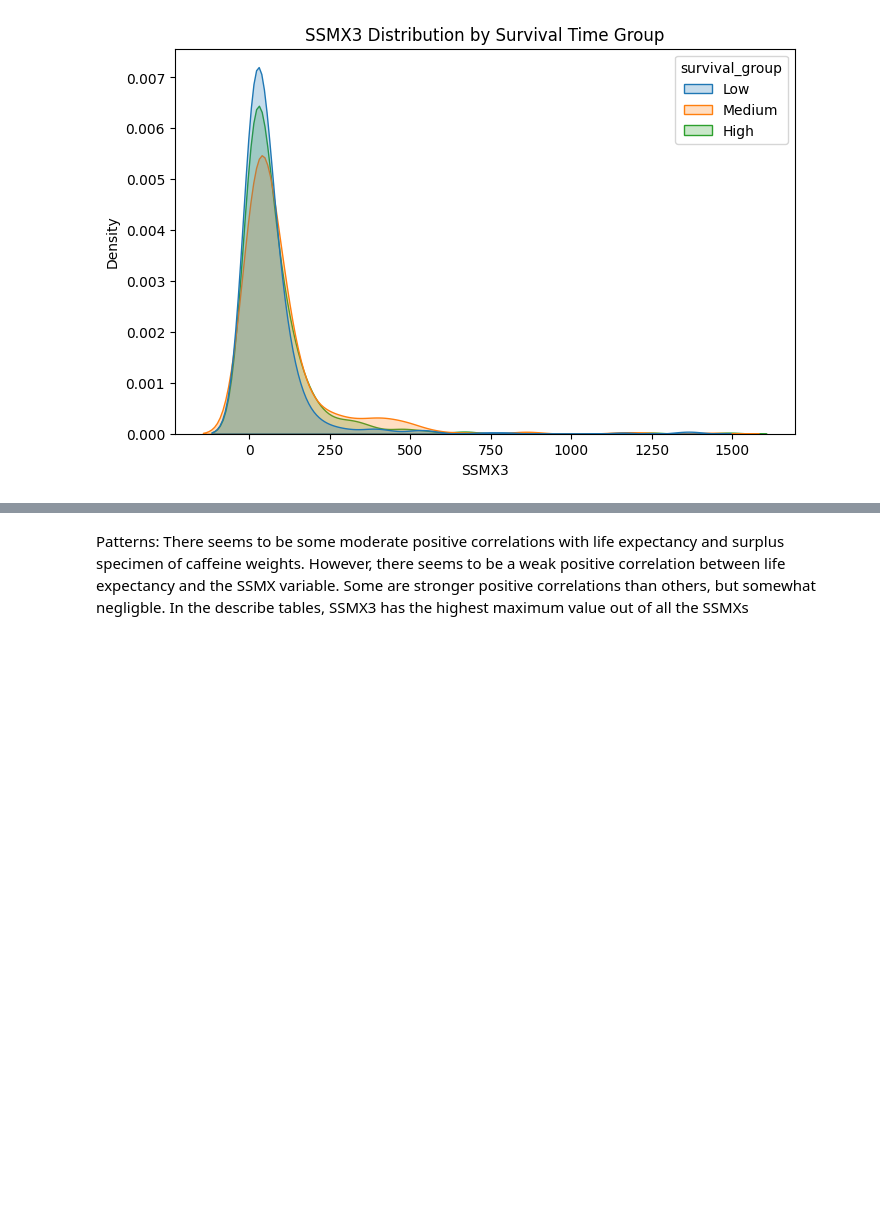
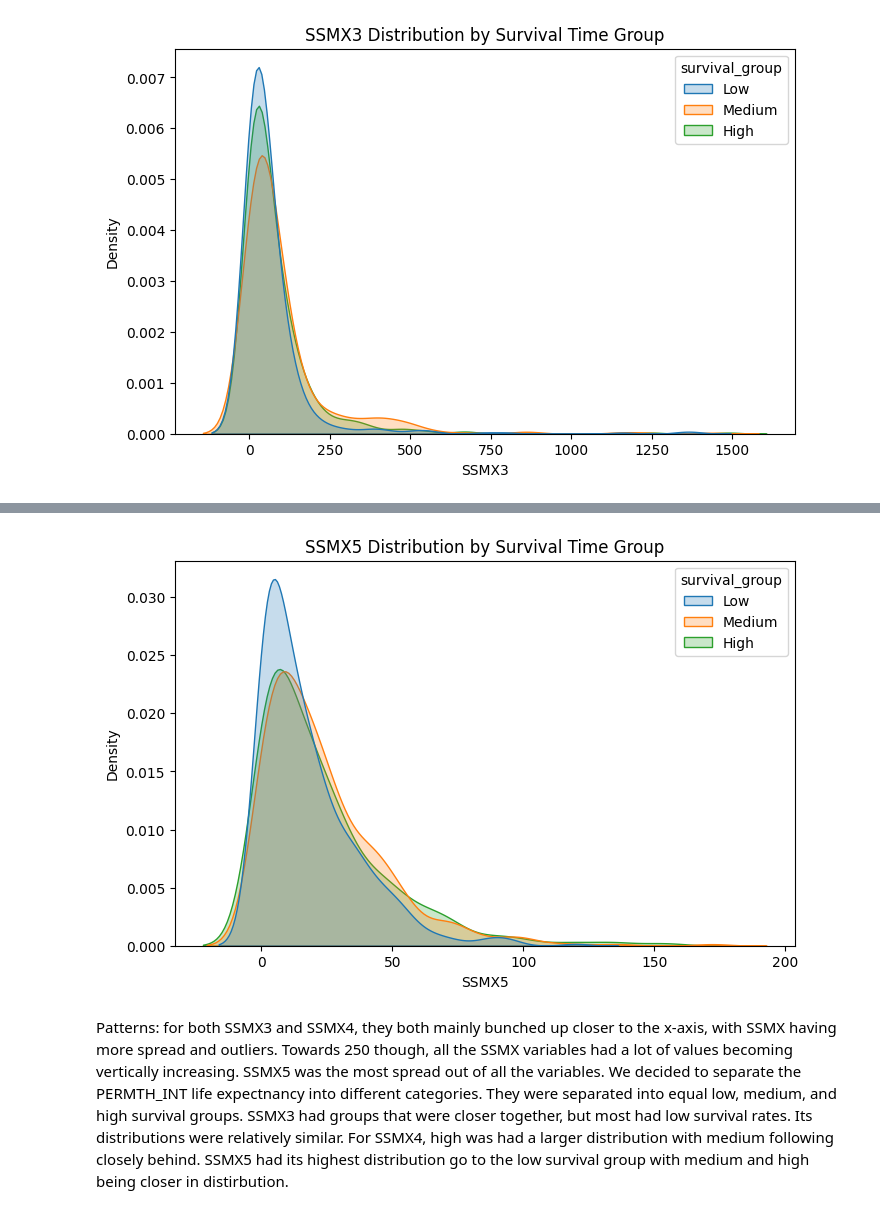
Before and after one commit to yxqin06/DS3021_Project_1, a Jupyter notebook: WranglingEDA.ipynb, the cells around one changed output, grey strips where cells are left out. Drawn from its saved outputs; the diff is of its cells as text; code cells hidden in the pictures; blank space fills up the shorter version.

```diff
--- a/WranglingEDA.ipynb
+++ b/WranglingEDA.ipynb
@@ -206,2 +211,20 @@ plt.show()
+# %%
+# conditional kde with PERMTH_INT
+dfWork['survival_group'] = pd.qcut(dfWork['PERMTH_INT'], 3, labels=['Low','Medium','High'])
+
+plt.figure(figsize=(8,5))
+
+sns.kdeplot(
+    data=dfWork,
+    x='SSMX5',
+    hue='survival_group',
+    fill=True,
+    common_norm=False
+)
+
+plt.title("SSMX5 Distribution by Survival Time Group")
+plt.show()
+# %% [output]
+[figure, added]
 # %% [markdown]
-Patterns: There seems to be some moderate positive correlations with life expectancy and surplus specimen of caffeine weights. However, there seems to be a weak positive correlation between life expectancy and the SSMX variable. Some are stronger positive correlations than others, but somewhat negligble. In the describe tables, SSMX3 has the highest maximum value out of all the SSMXs
+Patterns: for both SSMX3 and SSMX4, they both mainly bunched up closer to the x-axis, with SSMX having more spread and outliers. Towards 250 though, all the SSMX variables had a lot of values becoming vertically increasing. SSMX5 was the most spread out of all the variables. We decided to separate the PERMTH_INT life expectnancy into different categories. They were separated into equal low, medium, and high survival groups. SSMX3 had groups that were closer together, but most had low survival rates. Its distributions were relatively similar. For SSMX4, high was had a larger distribution with medium following closely behind. SSMX5 had its highest distribution go to the low survival group with medium and high being closer in distirbution.
```
Also changed, not shown: parts of 3 cells of this notebook.
